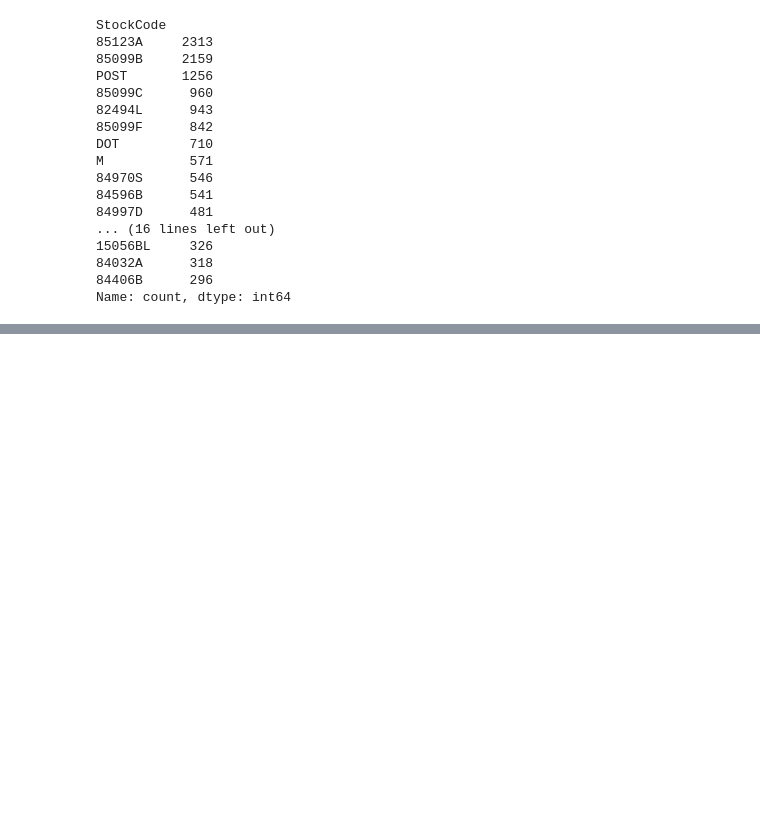
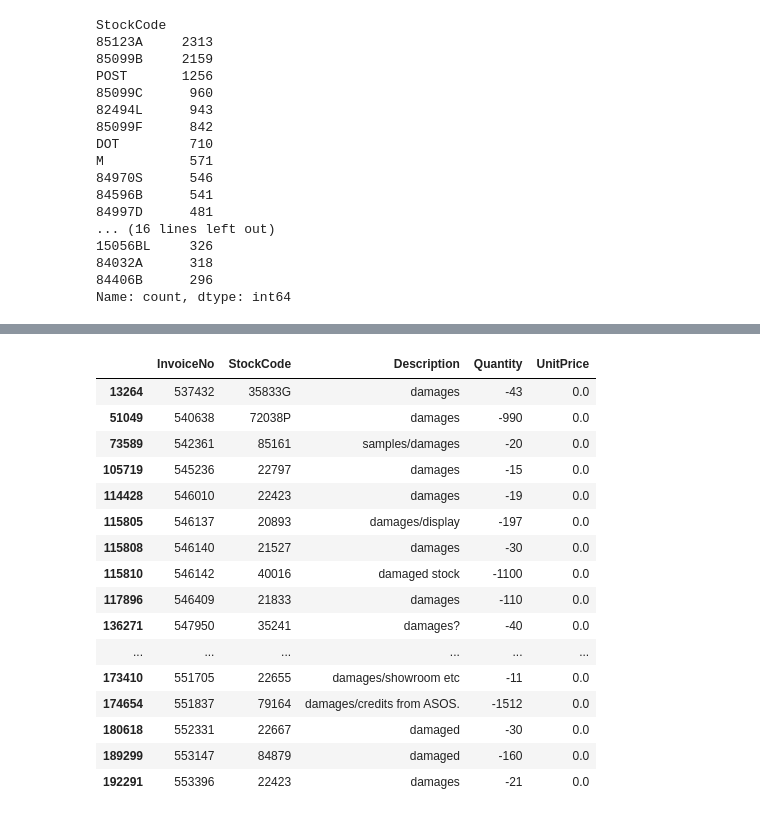
Before and after one commit to rajdeep-senapati/stocksense, a Jupyter notebook: notebooks/01_business_data_understanding.ipynb, the cells around one changed output, grey strips where cells are left out. Cells and saved outputs as stored; diff of their text form; code cells hidden in the pictures; blank space fills up the shorter version.

```diff
--- a/notebooks/01_business_data_understanding.ipynb
+++ b/notebooks/01_business_data_understanding.ipynb
@@ -464,0 +535,28 @@ Name: count, dtype: int64
+# %%
+df[
+    df["Description"]
+    .astype(str)
+    .str.contains("damaged|damage|unsaleable|destroyed", case=False, na=False)
+][
+    ["InvoiceNo", "StockCode", "Description", "Quantity", "UnitPrice"]
+].drop_duplicates().head(
+    30
+)
+# %% [output]
+|  | InvoiceNo | StockCode | Description | Quantity | UnitPrice |
+| 13264 | 537432 | 35833G | damages | -43 | 0.0 |
+| 51049 | 540638 | 72038P | damages | -990 | 0.0 |
+| 73589 | 542361 | 85161 | samples/damages | -20 | 0.0 |
+| 105719 | 545236 | 22797 | damages | -15 | 0.0 |
+| 114428 | 546010 | 22423 | damages | -19 | 0.0 |
+| 115805 | 546137 | 20893 | damages/display | -197 | 0.0 |
+| 115808 | 546140 | 21527 | damages | -30 | 0.0 |
+| 115810 | 546142 | 40016 | damaged stock | -1100 | 0.0 |
+| 117896 | 546409 | 21833 | damages | -110 | 0.0 |
+| 136271 | 547950 | 35241 | damages? | -40 | 0.0 |
+| ... | ... | ... | ... | ... | ... |
+| 173410 | 551705 | 22655 | damages/showroom etc | -11 | 0.0 |
+| 174654 | 551837 | 79164 | damages/credits from ASOS. | -1512 | 0.0 |
+| 180618 | 552331 | 22667 | damaged | -30 | 0.0 |
+| 189299 | 553147 | 84879 | damaged | -160 | 0.0 |
+| 192291 | 553396 | 22423 | damages | -21 | 0.0 |
```
Also changed, not shown: parts of 35 cells of this notebook.
